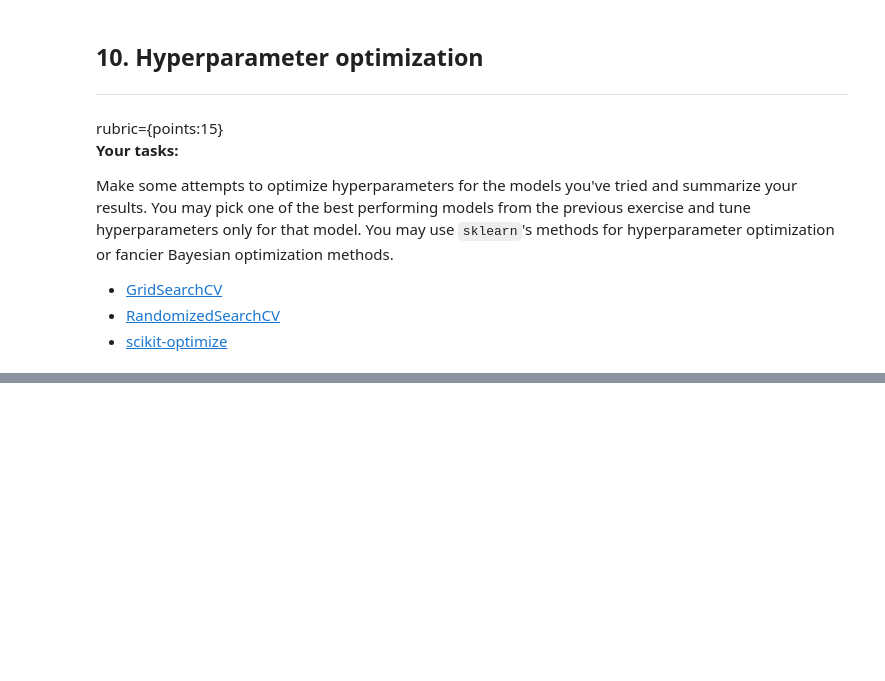
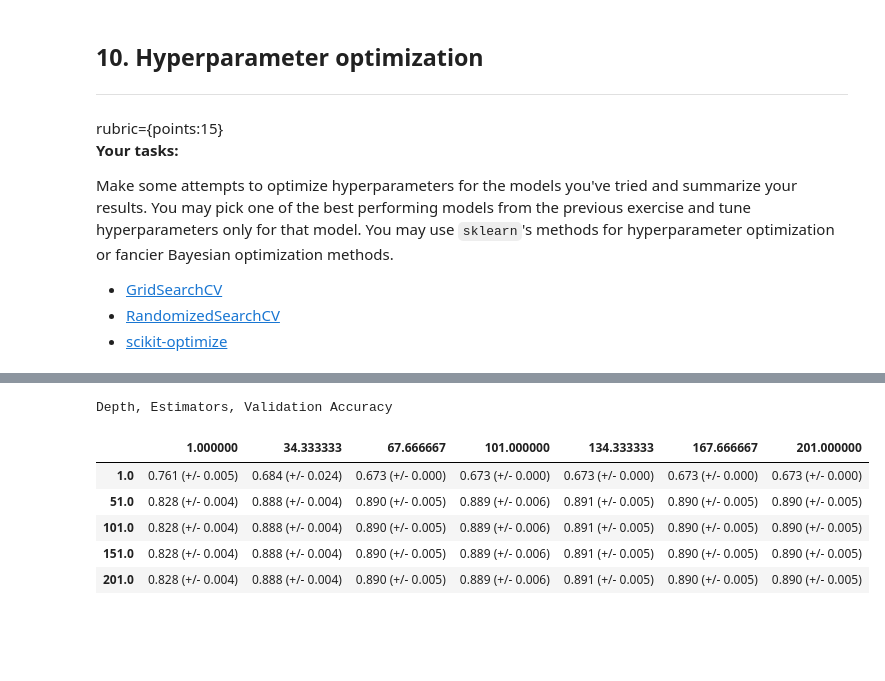
Before and after one commit to wiltonfs/cpsc330-FW, a Jupyter notebook: hw/hw6/hw6-starter.ipynb, the cells around one changed output, grey strips where cells are left out. Drawn from its saved outputs; the diff is of its cells as text; code cells hidden in the pictures; blank space fills up the shorter version.

```diff
--- a/hw/hw6/hw6-starter.ipynb
+++ b/hw/hw6/hw6-starter.ipynb
@@ -472,3 +469,47 @@ plt.show()
+# %%
+# Hyperparameter optimization for Random Forest
+# Tune n_estimators and max_depth
+depths = np.linspace(1, 201, 5)
+depths = np.round(depths).astype(int)
+forest_tune_results = {}
+estimator_counts = np.linspace(1, 201, 7)
+estimator_counts = np.round(estimator_counts).astype(int)
+
+for depth in depths:
+    for estimators in estimator_counts:
+        depth = int(depth)
+        estimators = int(estimators)
+        pipe = make_pipeline(preprocessor, RandomForestClassifier(random_state=123, n_jobs=-1, n_estimators=estimators, max_depth=depth))
+        result = mean_std_cross_val_scores(pipe, X_train, y_train, cv=5, return_train_score=True)
+        result = result['test_score']
+        forest_tune_results[(depth, estimators)] = result
+# %%
+print("Hyperparameter optimization for Random Forest")
+print("Max Tree Depth along the side, Estimator Count along the top, Validation Accuracy as the table values")
+w = max(depths.shape)
+h = max(estimator_counts.shape)
+# Create an empty DataFrame with the specified size
+df = pd.DataFrame(index=range(w), columns=estimator_counts)
+
+# Fill the DataFrame with random values using a double for loop
+for i in range(w):
+    for j in range(h):
+        i = int(i)
+        j = int(j)
+        df.iloc[i, j] = forest_tune_results[(int(depths[i]),int(estimator_counts[j]))]
+
+#Re-lable DataFrame
+df.index = depths
+# Print the resulting DataFrame
+df
+# %% [output]
+Depth, Estimators, Validation Accuracy
+|  | 1.000000 | 34.333333 | 67.666667 | 101.000000 | 134.333333 | 167.666667 | 201.000000 |
+| 1.0 | 0.761 (+/- 0.005) | 0.684 (+/- 0.024) | 0.673 (+/- 0.000) | 0.673 (+/- 0.000) | 0.673 (+/- 0.000) | 0.673 (+/- 0.000) | 0.673 (+/- 0.000) |
+| 51.0 | 0.828 (+/- 0.004) | 0.888 (+/- 0.004) | 0.890 (+/- 0.005) | 0.889 (+/- 0.006) | 0.891 (+/- 0.005) | 0.890 (+/- 0.005) | 0.890 (+/- 0.005) |
+| 101.0 | 0.828 (+/- 0.004) | 0.888 (+/- 0.004) | 0.890 (+/- 0.005) | 0.889 (+/- 0.006) | 0.891 (+/- 0.005) | 0.890 (+/- 0.005) | 0.890 (+/- 0.005) |
+| 151.0 | 0.828 (+/- 0.004) | 0.888 (+/- 0.004) | 0.890 (+/- 0.005) | 0.889 (+/- 0.006) | 0.891 (+/- 0.005) | 0.890 (+/- 0.005) | 0.890 (+/- 0.005) |
+| 201.0 | 0.828 (+/- 0.004) | 0.888 (+/- 0.004) | 0.890 (+/- 0.005) | 0.889 (+/- 0.006) | 0.891 (+/- 0.005) | 0.890 (+/- 0.005) | 0.890 (+/- 0.005) |
 # %% [markdown]
 <br><br>
 # %% [markdown]
```
Also changed, not shown: parts of 6 cells of this notebook.
